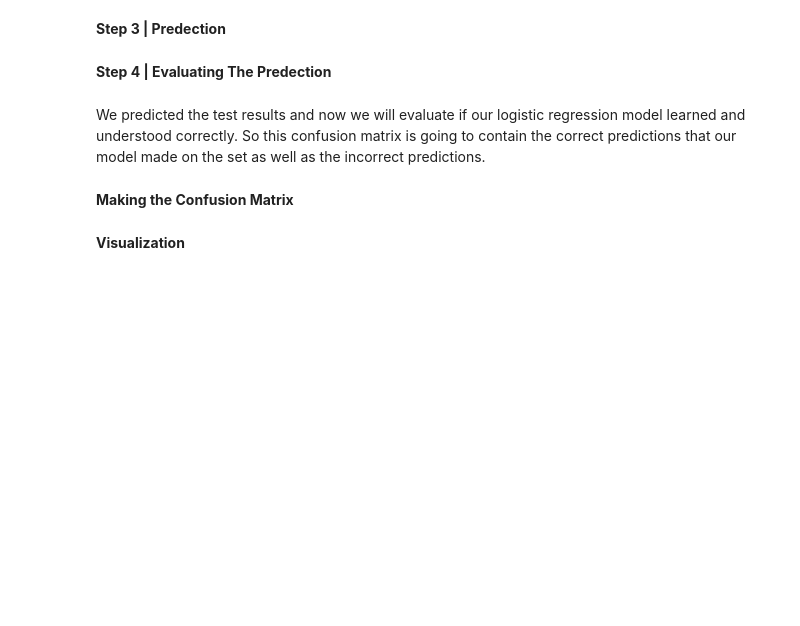
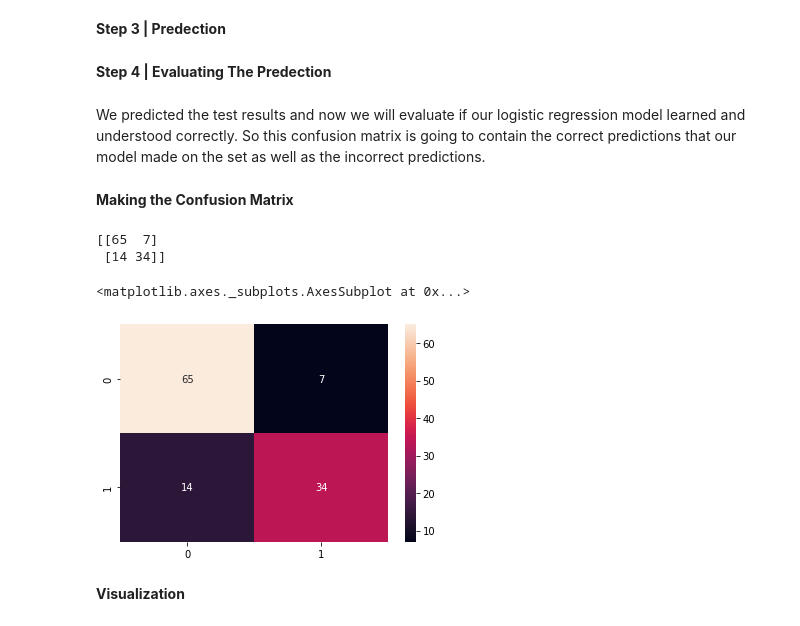
Before and after one commit to ajithspoojary/ML_Task7, a Jupyter notebook: Guvi_Logistic_Regression_Assignment12.ipynb, the cells around one changed output. Saved outputs shown, nothing was run; the diff lists cells and outputs as text; code cells hidden in the pictures; blank space fills up the shorter version.

```diff
--- a/Guvi_Logistic_Regression_Assignment12.ipynb
+++ b/Guvi_Logistic_Regression_Assignment12.ipynb
@@ -13,10 +66,27 @@ This dataset contains information of users in a social network. Those informatio
 # %% [markdown]
 **Splitting the dataset into the Training set and Test set**
+# %%
+X = df[["Age","EstimatedSalary"]]
+Y = df["Purchased"]
+x_train,x_test,y_train,y_test = train_test_split(X,Y,test_size = 0.3,random_state=1)
 # %% [markdown]
 **Feature Scaling**
+# %%
+ss = StandardScaler()
+ss.fit(x_train)
+ssx_train = ss.transform(x_train)
+ssx_test = ss.transform(x_test)
 # %% [markdown]
 **Step 2 | Logistic Regression Model**
 # %% [markdown]
 The library for this job which is going to be the linear model library and it is called linear because the logistic regression is a linear classifier which means that here since we're in two dimensions, our two categories of users are going to be separated by a straight line. Then import the logistic regression class. Next we will create a new object from this class which is going to be our classifier that we are going to fit on our training set.
 # %% [markdown]
 **Fitting Logistic Regression to the Training set**
+# %%
+regressor = LogisticRegression()
+regressor.fit(ssx_train,y_train)
+intercept = regressor.intercept_
+coefficient = regressor.coef_
+print("The Intersept was the Data is", intercept)
+print("The error rate for the Data is", coefficient)
+print("The equation for the linear regression is Y = {coefficient}*x + {intercept}")
@@ -23,10 +97,21 @@ The library for this job which is going to be the linear model library and it is
 # %% [markdown]
 **Step 3 | Predection**
+# %%
+y_pred = regressor.predict(ssx_test)
 # %% [markdown]
 **Step 4 | Evaluating The Predection**
 # %% [markdown]
 We predicted the test results and now we will evaluate if our logistic regression model learned and understood correctly. So this confusion matrix is going to contain the correct predictions that our model made on the set as well as the incorrect predictions.
 # %% [markdown]
 **Making the Confusion Matrix**
+# %%
+print(confusion_matrix(y_test,y_pred))
+confustion_mat = confusion_matrix(y_test,y_pred)
+sns.heatmap(confustion_mat, annot=True)
+# %% [output]
+[[65  7]
+ [14 34]]
+<matplotlib.axes._subplots.AxesSubplot at 0x...>
+[figure, added]
 # %% [markdown]
 **Visualization**
```
Also changed, not shown: parts of 9 cells of this notebook.
